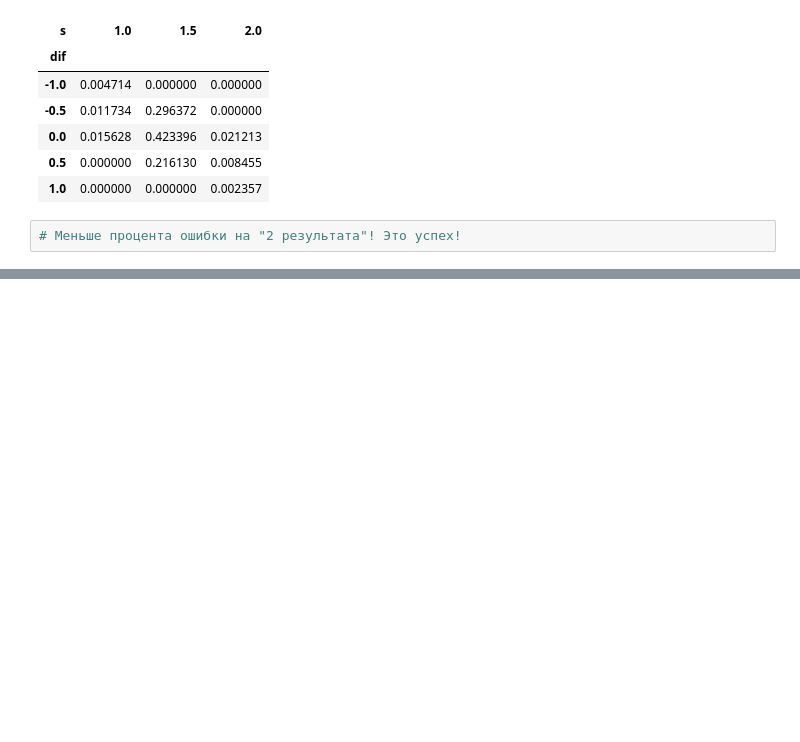
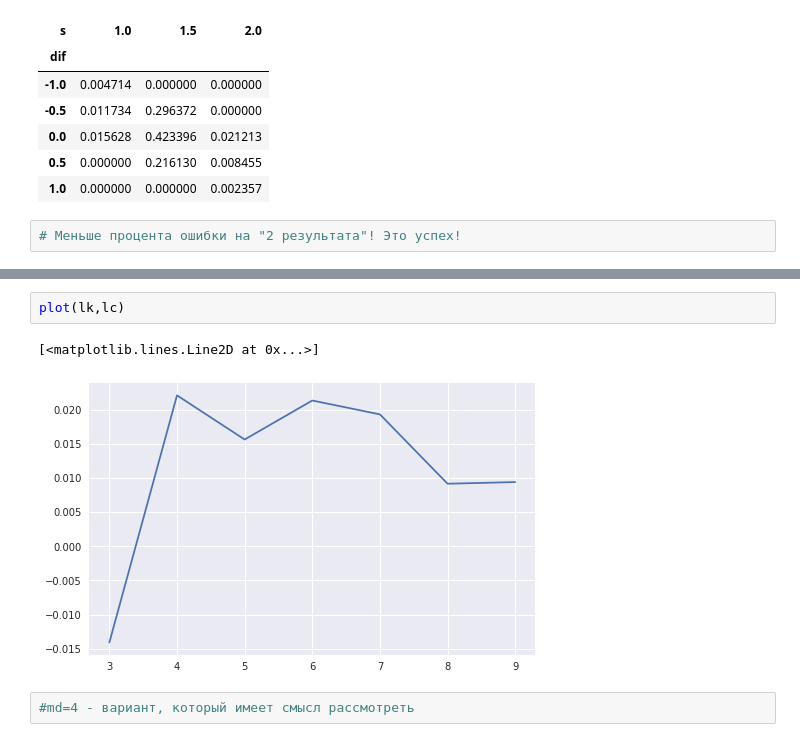
Before and after one commit to rosolimo212/chess, a Jupyter notebook: chess_rating_ver2.0.ipynb, the cells around one changed output, grey strips where cells are left out. Saved outputs shown, nothing was run; the diff lists cells and outputs as text; blank space fills up the shorter version.

```diff
--- a/chess_rating_ver2.0.ipynb
+++ b/chess_rating_ver2.0.ipynb
@@ -514,0 +578,7 @@ mtrxn(r2(elo(ds),x),y)
+# %%
+plot(lk,lc)
+# %% [output]
+[<matplotlib.lines.Line2D at 0x...>]
+[figure, added]
+# %%
+#md=4 - вариант, который имеет смысл рассмотреть
```
Also changed, not shown: parts of 25 cells of this notebook.
